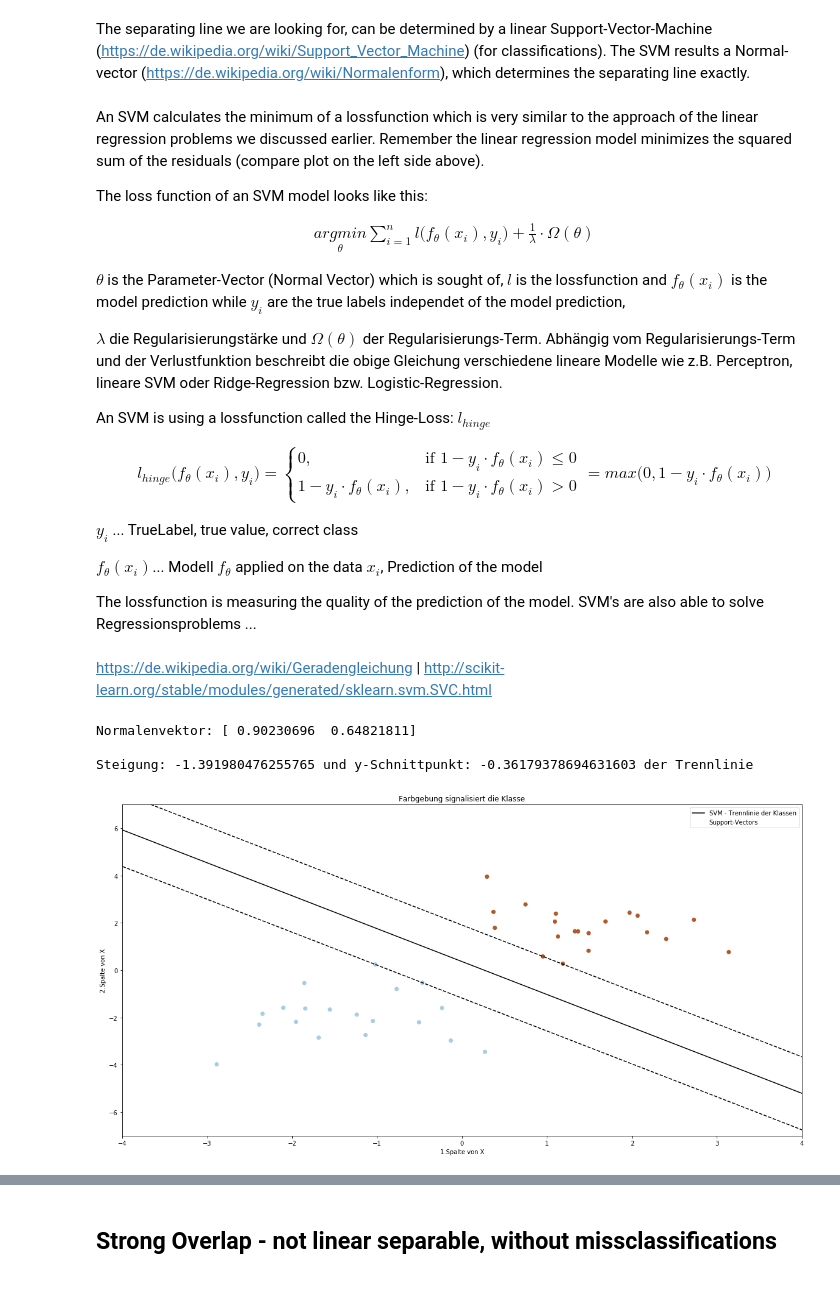
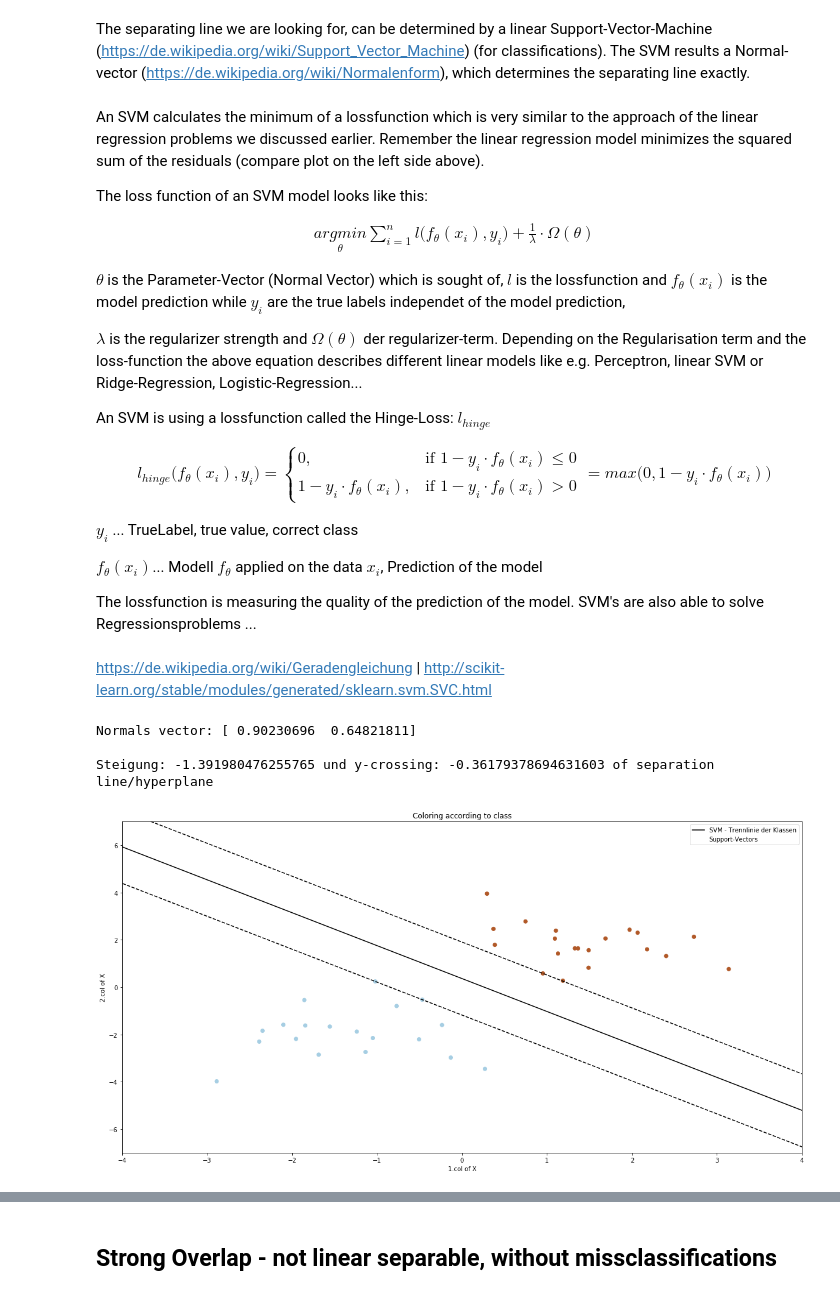
Before and after one commit to AndreasrichterUP/Python-Teaching, a Jupyter notebook: -10b-Support-Vector-Machine-Example.ipynb, the cells around one changed output, grey strips where cells are left out. Cells and saved outputs as stored; diff of their text form; code cells hidden in the pictures.

```diff
--- a/-10b-Support-Vector-Machine-Example.ipynb
+++ b/-10b-Support-Vector-Machine-Example.ipynb
@@ -140,7 +138,7 @@ The loss function of an SVM model looks like this:
 
 $\theta$ is the Parameter-Vector (Normal Vector) which is sought of, $l$ is the lossfunction and $ f_{ \theta}(x_i)$ is the model prediction while $y_i$ are the true labels independet of the model prediction,
 
-$\lambda$ die Regularisierungstärke und $\Omega(\theta)$ der Regularisierungs-Term. Abhängig vom Regularisierungs-Term und der Verlustfunktion beschreibt die obige Gleichung verschiedene lineare Modelle wie z.B.  Perceptron, lineare SVM oder Ridge-Regression bzw. Logistic-Regression.
+$\lambda$ is the regularizer strength and $\Omega(\theta)$ der regularizer-term. Depending on the Regularisation term and the loss-function the above equation describes different linear models like e.g.  Perceptron, linear SVM or Ridge-Regression, Logistic-Regression...
 
 
 An SVM is using a lossfunction called the Hinge-Loss: $l_{hinge} $
@@ -173,40 +171,40 @@ clf.fit(X, Y)
 
 # get the separating hyperplane, Berechnung nachvollziehen
 w = clf.coef_[0]
-print('Normalenvektor: {} '.format(w))
+print('Normals vector: {} '.format(w))
 print('       ')
 a = -w[0] / w[1]
-print('Steigung: {} und y-Schnittpunkt: {} der Trennlinie'.format(a, (clf.intercept_[0]) / w[1] ))
+print('Steigung: {} und y-crossing: {} of separation line/hyperplane'.format(a, (clf.intercept_[0]) / w[1] ))
 print('       ')
 xx = np.linspace(-5, 5)
 yy = a * xx - (clf.intercept_[0]) / w[1]
 
 # plot the parallels to the separating hyperplane that pass through the
 # support vectors
 b = clf.support_vectors_[0]
 #print b
 yy_down = a * xx + (b[1] - a * b[0])
 b = clf.support_vectors_[-1]
 yy_up = a * xx + (b[1] - a * b[0])
 
 # plot the line, the points, and the nearest vectors to the plane
 plt.figure(figsize=(20,10))
 plt.scatter(clf.support_vectors_[:, 0], clf.support_vectors_[:, 1],s=120, facecolors='none',label='Support-Vectors')
 plt.scatter(X[:, 0], X[:, 1], c=Y, cmap=plt.cm.Paired)
 plt.xlim(-4,4)
 plt.ylim(-7,7)
 
 plt.plot(xx, yy, 'k-',label='SVM - Trennlinie der Klassen')         #... Trennlinie, Ergebnis der SVM
 plt.plot(xx, yy_down, 'k--')   #... unterer Rand (lower Margin)
 plt.plot(xx, yy_up, 'k--')     #... oberer Rand (upper Margin)
-plt.xlabel('1.Spalte von X')
-plt.ylabel('2.Spalte von X')
-plt.title('Farbgebung signalisiert die Klasse')
+plt.xlabel('1.col of X')
+plt.ylabel('2.col of X')
+plt.title('Coloring according to class')
 plt.legend()
 # Kenntlichmachung der Support-Vektors, Punkte die den Margin festlegen
 plt.show()
 # %% [output]
-Normalenvektor: [ 0.90230696  0.64821811]
+Normals vector: [ 0.90230696  0.64821811]
 
-Steigung: -1.391980476255765 und y-Schnittpunkt: -0.36179378694631603 der Trennlinie
+Steigung: -1.391980476255765 und y-crossing: -0.36179378694631603 of separation line/hyperplane
-[figure, old version]
+[figure, new version]
```
Also changed, not shown: parts of 15 cells of this notebook.
